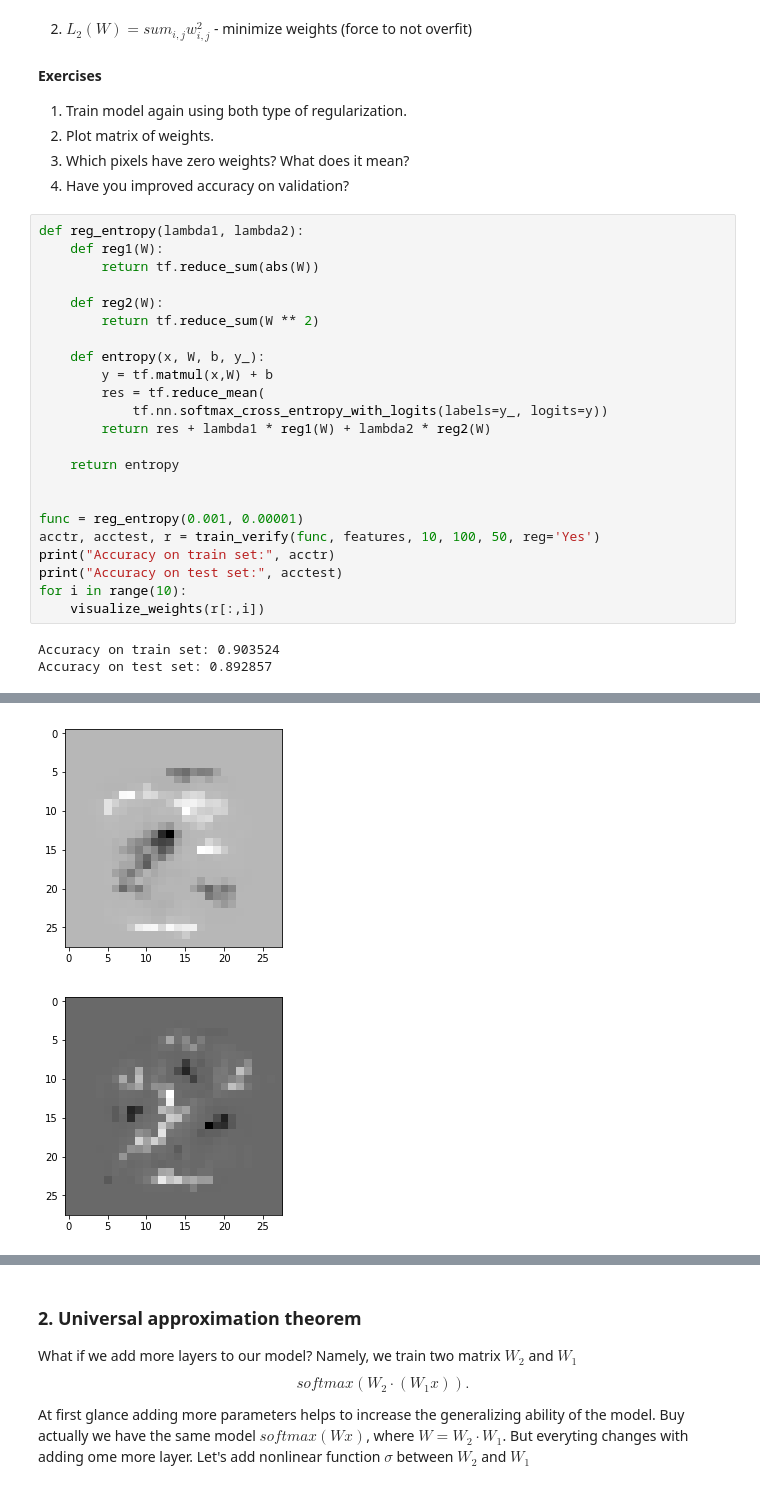
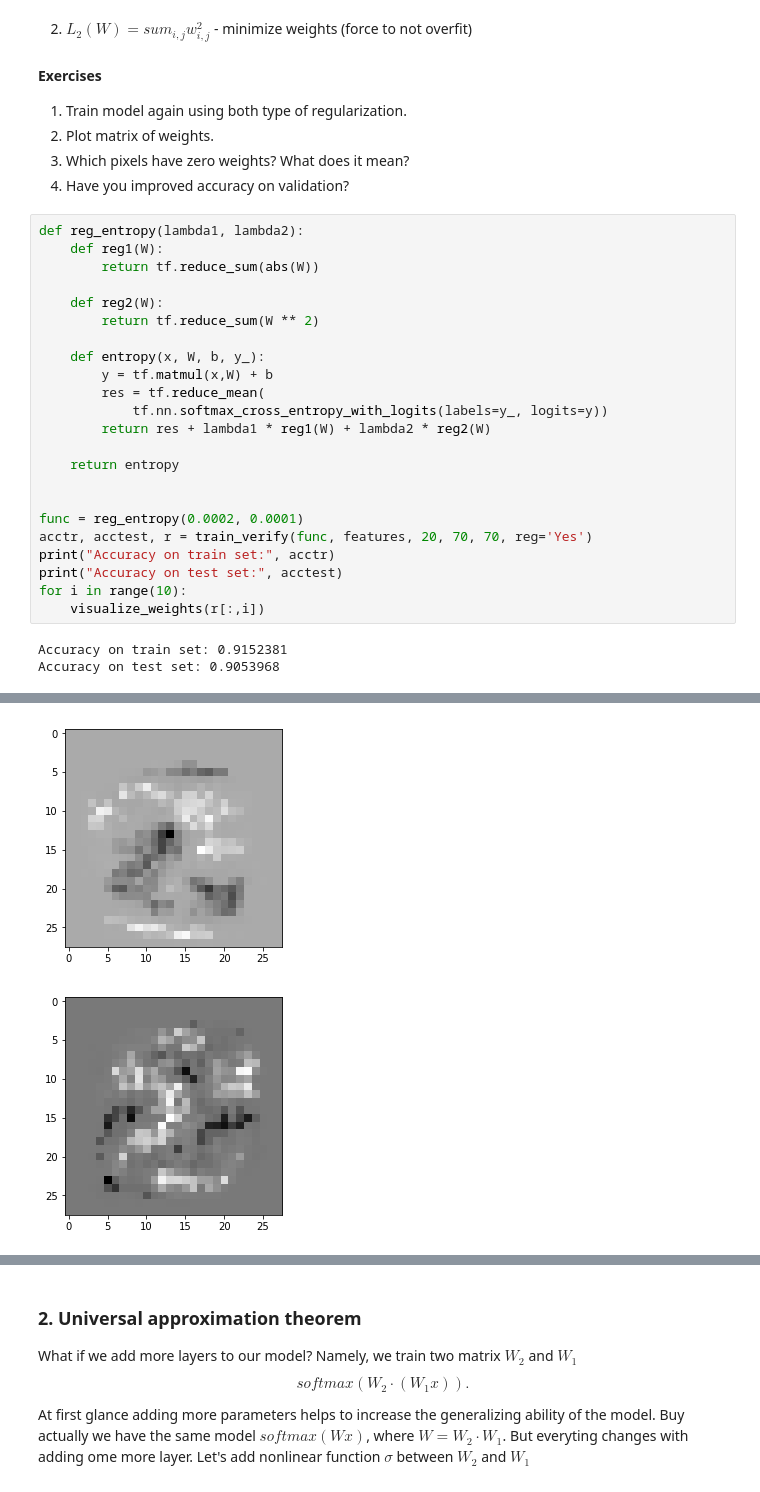
Before and after one commit to RakitinDen/Renju, a Jupyter notebook: labs/lab-2.ipynb, the cells around one changed output, grey strips where cells are left out. Drawn from its saved outputs; the diff is of its cells as text.

```diff
--- a/labs/lab-2.ipynb
+++ b/labs/lab-2.ipynb
@@ -231,12 +238,12 @@ def reg_entropy(lambda1, lambda2):
     return entropy
 
 
-func = reg_entropy(0.001, 0.00001)
-acctr, acctest, r = train_verify(func, features, 10, 100, 50, reg='Yes')
+func = reg_entropy(0.0002, 0.0001)
+acctr, acctest, r = train_verify(func, features, 20, 70, 70, reg='Yes')
 print("Accuracy on train set:", acctr)
 print("Accuracy on test set:", acctest)
 for i in range(10):
     visualize_weights(r[:,i])
 # %% [output]
-Accuracy on train set: 0.903524
-Accuracy on test set: 0.892857
+Accuracy on train set: 0.9152381
+Accuracy on test set: 0.9053968
@@ -250,2 +257,2 @@ Accuracy on test set: 0.892857
-[figure, old version]
+[figure, new version]
-[figure, old version]
+[figure, new version]
```
Also changed, not shown: parts of 27 cells of this notebook, 1 other file.
